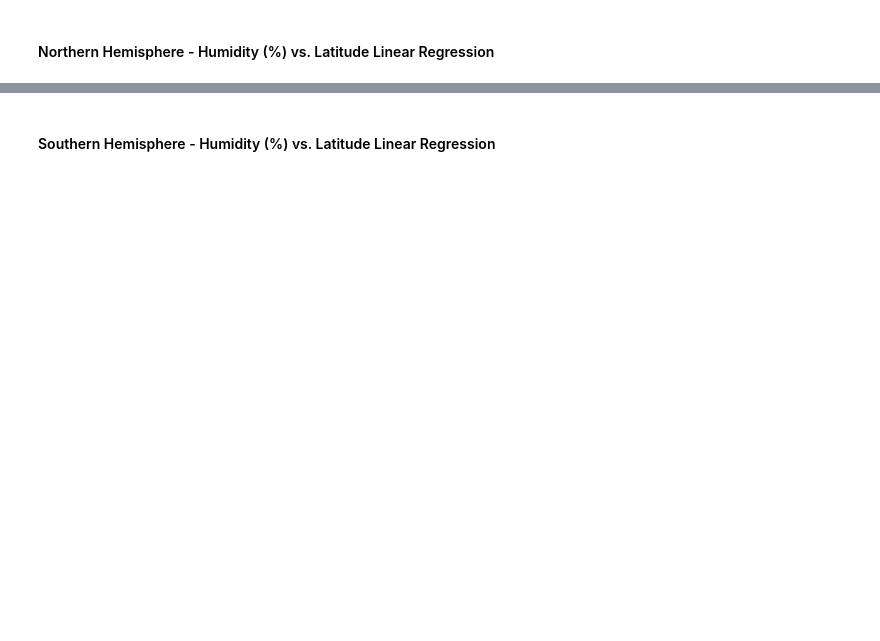
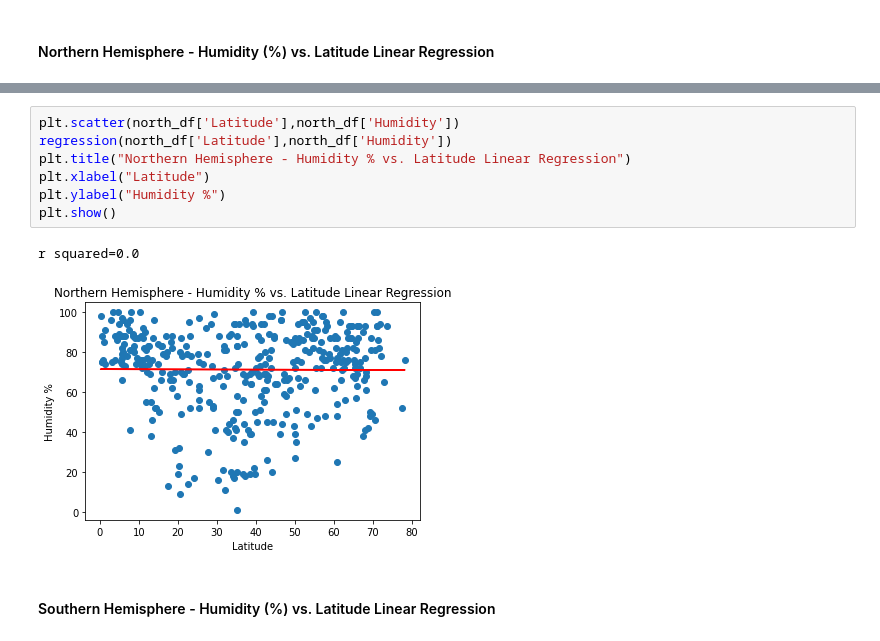
Before and after one commit to tonygardella5/python-api-challenge, a Jupyter notebook: WeatherPy/WeatherPy.ipynb, the cells around one changed output, grey strips where cells are left out. Drawn from its saved outputs; the diff is of its cells as text; blank space fills up the shorter version.

```diff
--- a/WeatherPy/WeatherPy.ipynb
+++ b/WeatherPy/WeatherPy.ipynb
@@ -234,2 +273,12 @@ The r-squared is: 0.10829462153873139
+# %%
+plt.scatter(north_df['Latitude'],north_df['Humidity'])
+regression(north_df['Latitude'],north_df['Humidity'])
+plt.title("Northern Hemisphere - Humidity % vs. Latitude Linear Regression")
+plt.xlabel("Latitude")
+plt.ylabel("Humidity %")
+plt.show()
+# %% [output]
+r squared=0.0
+[figure, added]
 # %% [markdown]
 ####  Southern Hemisphere - Humidity (%) vs. Latitude Linear Regression
```
Also changed, not shown: parts of 20 cells of this notebook.
